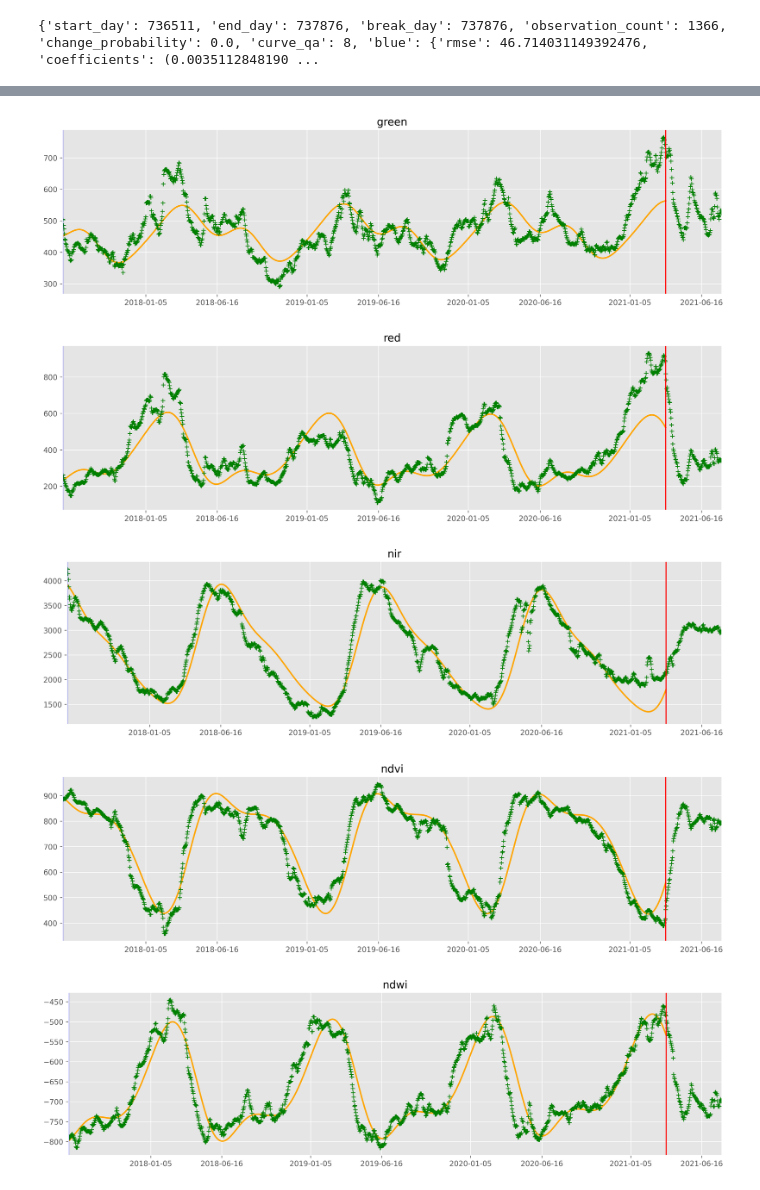
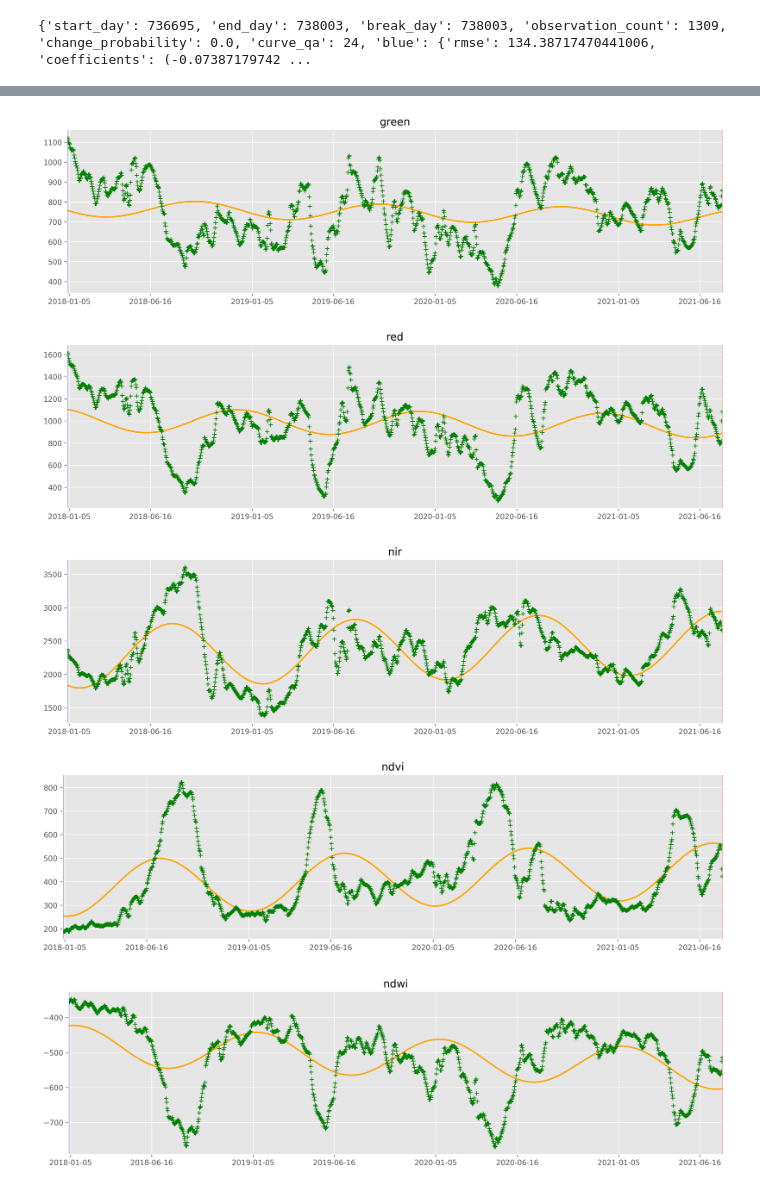
Before and after one commit to ArthurPlatel/CCDC_pl, a Jupyter notebook: notebooks/SinglePixel30m.ipynb, the cells around one changed output, grey strips where cells are left out. Saved outputs shown, nothing was run; the diff lists cells and outputs as text; code cells hidden in the pictures.

```diff
--- a/notebooks/SinglePixel30m.ipynb
+++ b/notebooks/SinglePixel30m.ipynb
@@ -14,9 +14,12 @@ import numpy as np
 import ccd
 # %%
 # Input Pixels
-pixel_x =1126  #6       # 931
-pixel_y =39 #802 #803   #534
-sample_size=3
+#pixel coordinates
+pixel_x =7
+pixel_y =18
+
+sample_size=30
+nth=5
 #parent_dir='/Users/arthur.platel/Desktop/Fusion_Images/dekalbCorn/PF-SR'
 #parent_dir='/Users/arthur.platel/Desktop/Fusion_Images/Imperialv2/PF-SR'
 #parent_dir='/Users/arthur.platel/Desktop/Fusion_Images/hoh_river/PF-SR'
@@ -24,12 +27,12 @@ sample_size=3
 #parent_dir='/Users/arthur.platel/Desktop/Fusion_Images/CZU_FireV2'
 #parent_dir='/Users/arthur.platel/Desktop/Fusion_Images/hospital/PF-SR'
 #parent_dir='/Users/arthur.platel/Desktop/Fusion_Images/deforestationV2/PF-SR'
-#parent_dir='/Users/arthur.platel/Desktop/Fusion_Images/Red_river/PF-SR'
+parent_dir='/Users/arthur.platel/Desktop/Fusion_Images/konza/PF-SR'
 # %%
 from ccd import data_input
 
 #import data from images
-data = data_input.get_data(parent_dir,pixel_x,pixel_y,sample_size)
+data = data_input.get_data(parent_dir,pixel_x,pixel_y,sample_size,nth)
 dates, blues, greens, reds, nirs, ndvis, ndwis, qas = data
 
 params = {'QA_BITPACKED': False,
@@ -47,7 +50,7 @@ results = ccd.detect(dates, blues, greens, reds, nirs, ndvis, ndwis, qas, params
 for seq in results["change_models"]:
     print(seq)
 # %% [output]
-{'start_day': 736511, 'end_day': 737876, 'break_day': 737876, 'observation_count': 1366, 'change_probability': 0.0, 'curve_qa': 8, 'blue': {'rmse': 46.714031149392476, 'coefficients': (0.0035112848190 ...
+{'start_day': 736695, 'end_day': 738003, 'break_day': 738003, 'observation_count': 1309, 'change_probability': 0.0, 'curve_qa': 24, 'blue': {'rmse': 134.38717470441006, 'coefficients': (-0.07387179742 ...
 # %%
 #Plot Results
 def plot(band,bands,results,dates):
@@ -55,7 +58,6 @@ def plot(band,bands,results,dates):
     prediction_dates = []
     break_dates = []
     start_dates = []
-    RMSE_values = []
     mask = np.array(results['processing_mask'], dtype=bool)
     new_dates=[]
     dates2=[]
@@ -72,17 +74,13 @@ def plot(band,bands,results,dates):
 
         intercept = result[band]['intercept']
         coef = result[band]['coefficients']
-        rmse = result[band]['rmse']
 
         predicted_values.append(intercept + coef[0] * days +
                                 coef[1]*np.cos(days*1*2*np.pi/365.25) + coef[2]*np.sin(days*1*2*np.pi/365.25) +
                                 coef[3]*np.cos(days*2*2*np.pi/365.25) + coef[4]*np.sin(days*2*2*np.pi/365.25) +
                                 coef[5]*np.cos(days*3*2*np.pi/365.25) + coef[6]*np.sin(days*3*2*np.pi/365.25))
 
-                         # coef[5]*np.cos(days*3*2*np.pi/180) + coef[6]*np.sin(days*3*2*np.pi/180))
-    #    predicted_values.append(intercept + coef[0] * days +
-    #                             coef[1]*np.cos(days*1*2*np.pi/180) + coef[2]*np.sin(days*1*2*np.pi/180) +
-    #                             coef[3]*np.cos(days*2*2*np.pi/180) + coef[4]*np.sin(days*2*2*np.pi/180) +
+
 
     plt.style.use('ggplot')
     fg = plt.figure(figsize=(16,9), dpi=300)
@@ -97,6 +95,9 @@ def plot(band,bands,results,dates):
 
     for _preddate, _predvalue in zip(prediction_dates, predicted_values):
         a1.plot(_preddate, _predvalue, 'orange', linewidth=1)
+
+        print(predicted_values[0][0:2])
+        print(prediction_dates[0][0:2])
 
 
     #Predicted curves
@@ -124,5 +137,5 @@ print(pixel_x,pixel_y)
-[figure, old version]
+[figure, new version]
-[figure, old version]
+[figure, new version]
-[figure, old version]
+[figure, new version]
-[figure, old version]
+[figure, new version]
-[figure, old version]
+[figure, new version]
```
Also changed, not shown: parts of 1 cell of this notebook, 15 other files.
